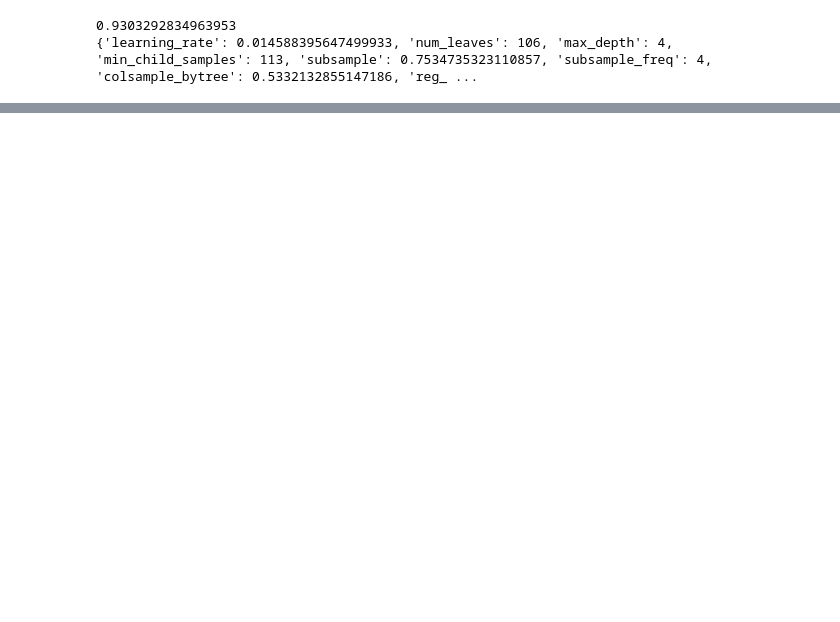
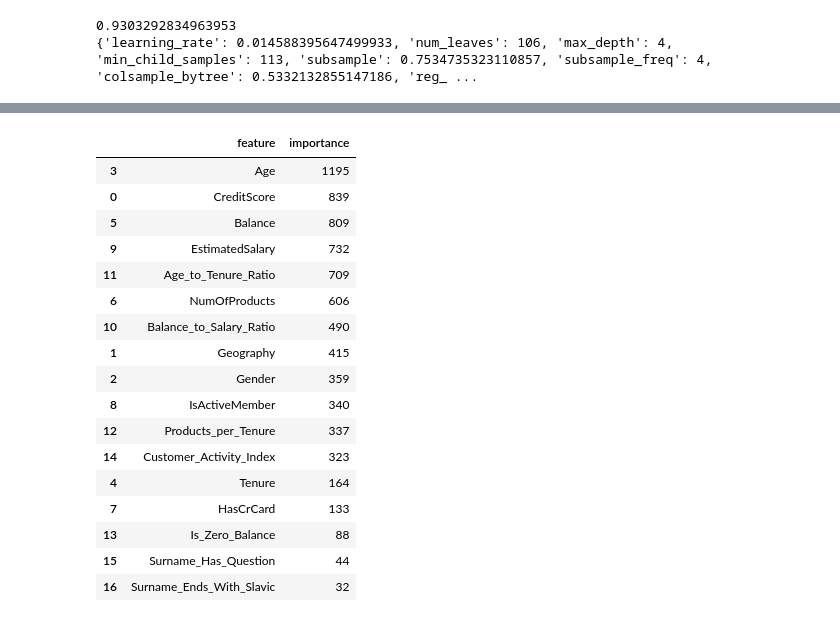
Before and after one commit to gavrilovAlikhan/ML-Practice, a Jupyter notebook: Bank Churn (MLinside)/bank_churn.ipynb, the cells around one changed output, grey strips where cells are left out. Drawn from its saved outputs; the diff is of its cells as text; code cells hidden in the pictures; blank space fills up the shorter version.

```diff
--- a/Bank Churn (MLinside)/bank_churn.ipynb
+++ b/Bank Churn (MLinside)/bank_churn.ipynb
@@ -566,0 +646,26 @@ OOF AUC: 0.92987
+# %%
+imp = pd.DataFrame({
+    "feature": model.feature_name_,
+    "importance": model.feature_importances_,
+}).sort_values("importance", ascending=False)
+
+imp
+# %% [output]
+|  | feature | importance |
+| 3 | Age | 1195 |
+| 0 | CreditScore | 839 |
+| 5 | Balance | 809 |
+| 9 | EstimatedSalary | 732 |
+| 11 | Age_to_Tenure_Ratio | 709 |
+| 6 | NumOfProducts | 606 |
+| 10 | Balance_to_Salary_Ratio | 490 |
+| 1 | Geography | 415 |
+| 2 | Gender | 359 |
+| 8 | IsActiveMember | 340 |
+| 12 | Products_per_Tenure | 337 |
+| 14 | Customer_Activity_Index | 323 |
+| 4 | Tenure | 164 |
+| 7 | HasCrCard | 133 |
+| 13 | Is_Zero_Balance | 88 |
+| 15 | Surname_Has_Question | 44 |
+| 16 | Surname_Ends_With_Slavic | 32 |
```
Also changed, not shown: parts of 12 cells of this notebook.
